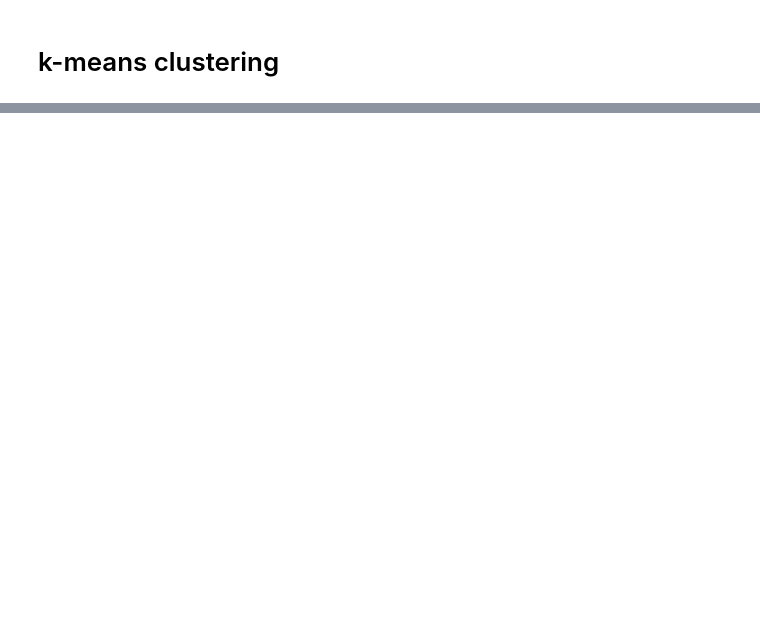
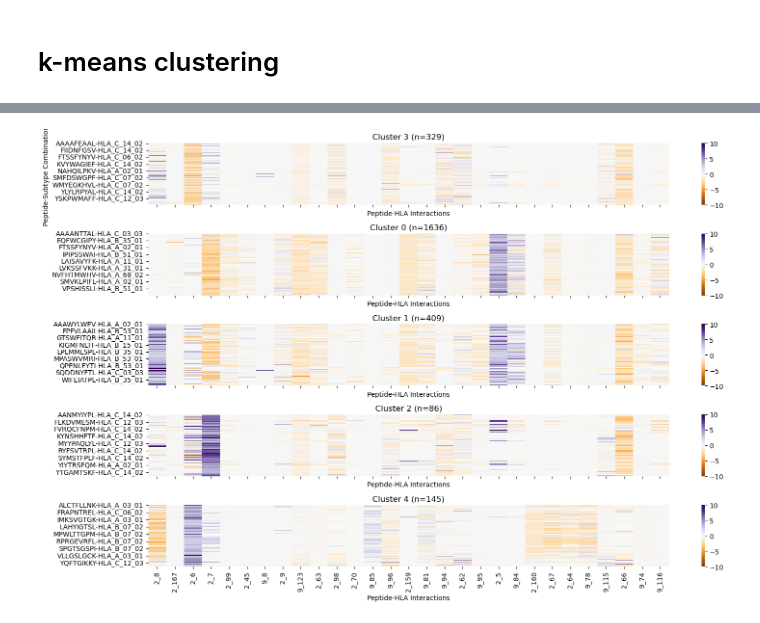
Before and after one commit to costbio/pepmod_mhc_dynamics, a Jupyter notebook: env_grinn_clusterIE.ipynb, the cells around one changed output, grey strips where cells are left out. Drawn from its saved outputs; the diff is of its cells as text; code cells hidden in the pictures; blank space fills up the shorter version.

Commit message:
Implement code changes to enhance functionality and improve performance

```diff
--- a/env_grinn_clusterIE.ipynb
+++ b/env_grinn_clusterIE.ipynb
@@ -215,3 +345,14 @@ Performing hierarchical clustering using seaborn clustermap...
 # %%
 # Import k-means clustering library
 from sklearn.cluster import KMeans
+
+# Set the number of clusters
+num_clusters = 5
+
+# Perform k-means clustering of interaction_matrix_final
+kmeans = KMeans(n_clusters=num_clusters, random_state=42)
+kmeans.fit(interaction_matrix_final)
+cluster_labels = kmeans.labels_
+# Add cluster labels to the interaction matrix_final DataFrame
+interaction_matrix_final['Cluster'] = cluster_labels
+interaction_matrix_final.head()
@@ -2517,0 +373,15 @@ high_silhouette        1 KPSGSASSM HLA_B_07_02   -0.1539   NaN      0.1348
+# %%
+# Plot each cluster as a heatmap with cmap PuOr, vmin=-10, vmax=10 in subplots
+unique_clusters = interaction_matrix_final['Cluster'].unique()
+num_clusters = len(unique_clusters)
+fig, axes = plt.subplots(num_clusters, 1, figsize=(16, 2 * num_clusters), sharex=True)
+for i, cluster in enumerate(unique_clusters):
+    cluster_data = interaction_matrix_final[interaction_matrix_final['Cluster'] == cluster].drop(columns=['Cluster'])
+    sns.heatmap(cluster_data, ax=axes[i], cmap='PuOr', vmin=-10, vmax=10)
+    axes[i].set_title(f'Cluster {cluster} (n={len(cluster_data)})')
+    axes[i].set_xlabel('Peptide-HLA Interactions')
+    axes[i].set_ylabel('Peptide-Subtype Combinations' if i == 0 else '')
+plt.tight_layout()
+plt.show()
+# %% [output]
+[figure, added]
```
Also changed, not shown: parts of 19 cells of this notebook.
